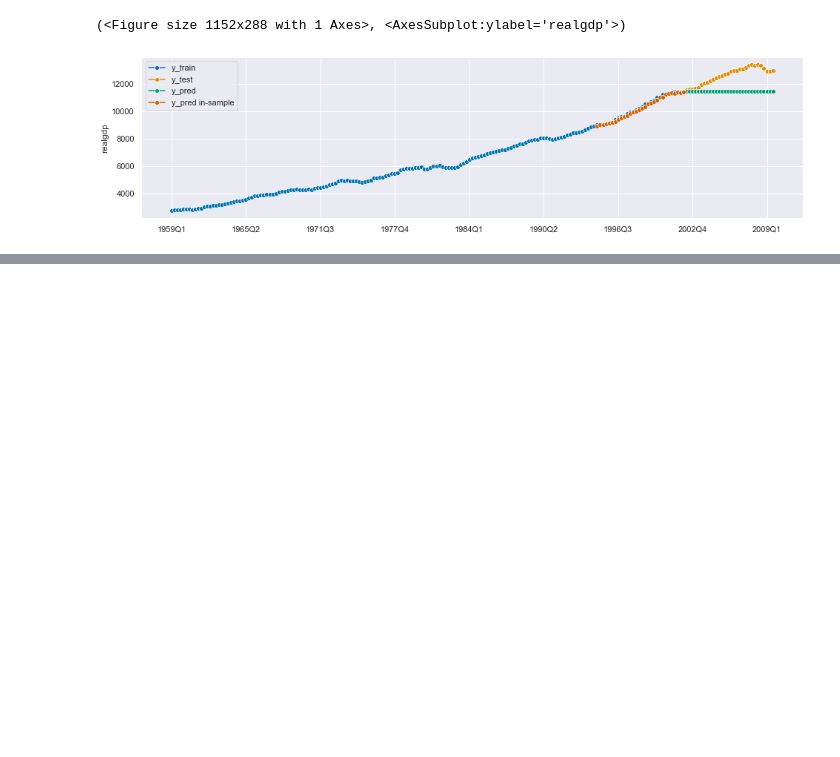
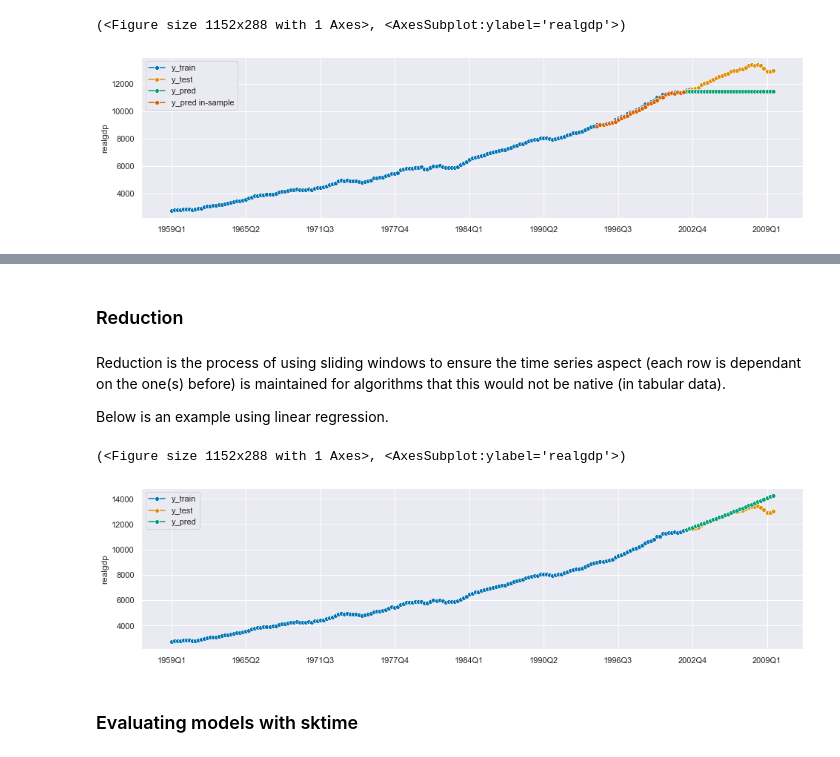
Before and after one commit to montgoz007/sktime-macroeconomic-forecasting, a Jupyter notebook: macro_econ_notebook.ipynb, the cells around one changed output, grey strips where cells are left out. Saved outputs shown, nothing was run; the diff lists cells and outputs as text; code cells hidden in the pictures; blank space fills up the shorter version.

```diff
--- a/macro_econ_notebook.ipynb
+++ b/macro_econ_notebook.ipynb
@@ -108,0 +140,25 @@ plot_series(y_train, y_test, y_pred_rel, y_pred_rel_insample, labels=["y_train",
+# %% [markdown]
+### Reduction
+# %% [markdown]
+Reduction is the process of using sliding windows to ensure the time series aspect (each row is dependant on the one(s) before) is maintained for algorithms that this would not be native (in tabular data).
+
+Below is an example using linear regression.
+# %%
+from sktime.forecasting.compose import make_reduction
+from sklearn.linear_model import LinearRegression
+
+y = df['realgdp']
+y_train, y_test = temporal_train_test_split(y, test_size=30)
+
+regressor = LinearRegression()
+forecaster = make_reduction(estimator=regressor, strategy='recursive', window_length=4)
+forecaster.fit(y_train)
+y_pred = forecaster.predict(np.arange(1, y_test.size+1))
+#y_pred_rel_insample = forecaster.predict(fh=fh_rel_insample)
+
+plot_series(y_train, y_test, y_pred, labels=["y_train", "y_test", "y_pred"])
+# %% [output]
+(<Figure size 1152x288 with 1 Axes>, <AxesSubplot:ylabel='realgdp'>)
+[figure, added]
+# %% [markdown]
+### Evaluating models with sktime
```
Also changed, not shown: parts of 8 cells of this notebook.
